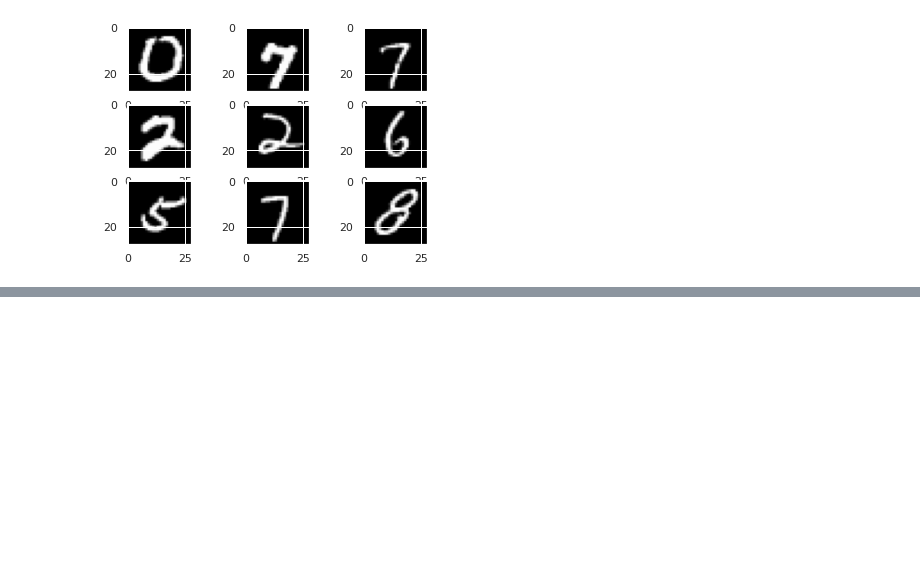
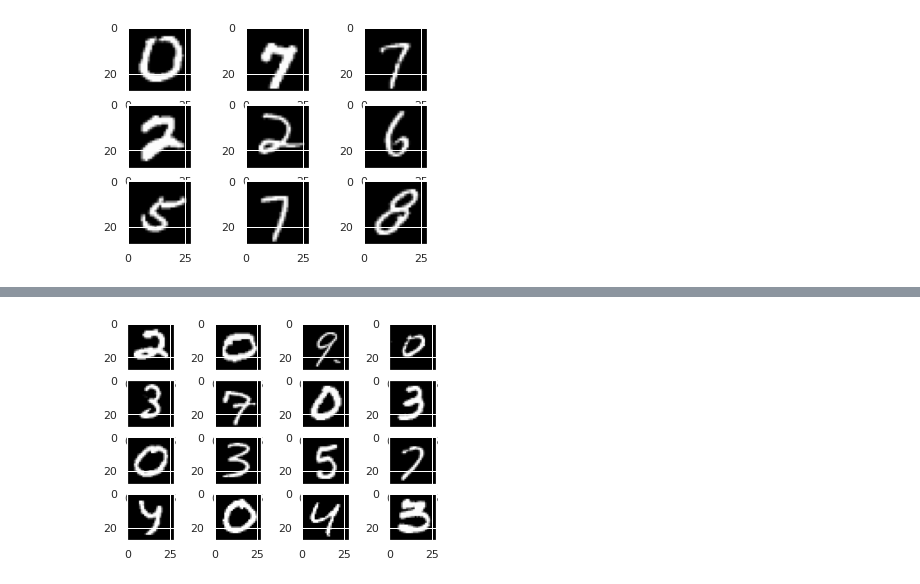
Before and after one commit to Push911/Google-Colab-Challenge, a Jupyter notebook: Mnist (numbers recognition).ipynb, the cells around one changed output, grey strips where cells are left out. Cells and saved outputs as stored; diff of their text form; code cells hidden in the pictures; blank space fills up the shorter version.

```diff
--- a/Mnist (numbers recognition).ipynb
+++ b/Mnist (numbers recognition).ipynb
@@ -152,9 +152,9 @@ for idx in range(9):
 # %%
 fig = plt.figure()
 
-for idx in range(9):
-    ax = fig.add_subplot(3, 3, idx+1)
-    ax.imshow(x_test[idx, :,:, 0], cmap="gray")
+for i in range(9):
+    ax = fig.add_subplot(3, 3, i+1)
+    ax.imshow(x_test[i, :,:, 0], cmap="gray")
 # %% [output]
 [figure]
 # %%
@@ -200,0 +202,2 @@ Epoch 10/10
+# %%
+x_validation = testData.to_numpy().reshape(-1, 28, 28, 1)
@@ -200,0 +221,8 @@ Epoch 10/10
+# %%
+fig = plt.figure()
+
+for i in range(16):
+  ax = fig.add_subplot(4, 4, i+1)
+  ax.imshow(x_validation[i, :, :, 0], cmap="gray")
+# %% [output]
+[figure, added]
```
Also changed, not shown: parts of 8 cells of this notebook.
